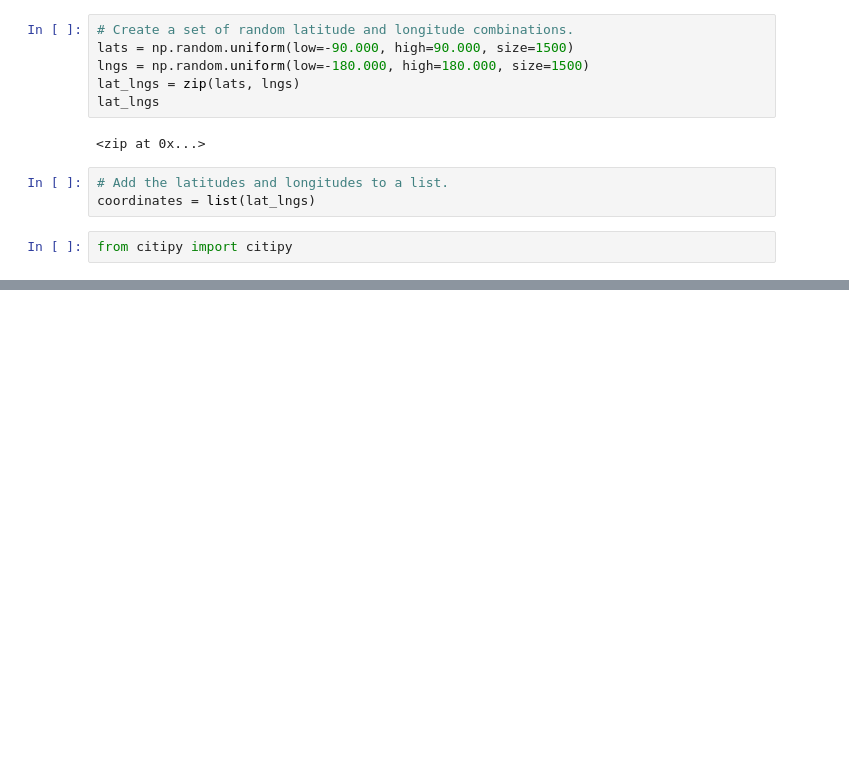
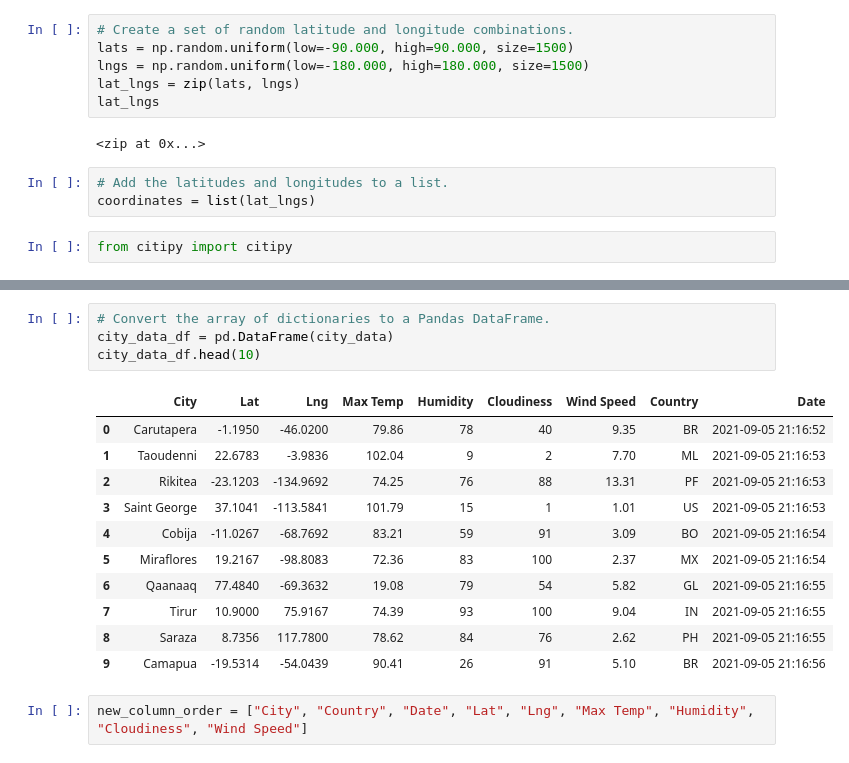
Before and after one commit to squiresstewart/World_Weather_Analysis, a Jupyter notebook: WeatherPy.ipynb, the cells around one changed output, grey strips where cells are left out. Drawn from its saved outputs; the diff is of its cells as text; blank space fills up the shorter version.

```diff
--- a/WeatherPy.ipynb
+++ b/WeatherPy.ipynb
@@ -32,0 +124,18 @@ len(cities)
+# %%
+# Convert the array of dictionaries to a Pandas DataFrame.
+city_data_df = pd.DataFrame(city_data)
+city_data_df.head(10)
+# %% [output]
+|  | City | Lat | Lng | Max Temp | Humidity | Cloudiness | Wind Speed | Country | Date |
+| 0 | Carutapera | -1.1950 | -46.0200 | 79.86 | 78 | 40 | 9.35 | BR | 2021-09-05 21:16:52 |
+| 1 | Taoudenni | 22.6783 | -3.9836 | 102.04 | 9 | 2 | 7.70 | ML | 2021-09-05 21:16:53 |
+| 2 | Rikitea | -23.1203 | -134.9692 | 74.25 | 76 | 88 | 13.31 | PF | 2021-09-05 21:16:53 |
+| 3 | Saint George | 37.1041 | -113.5841 | 101.79 | 15 | 1 | 1.01 | US | 2021-09-05 21:16:53 |
+| 4 | Cobija | -11.0267 | -68.7692 | 83.21 | 59 | 91 | 3.09 | BO | 2021-09-05 21:16:54 |
+| 5 | Miraflores | 19.2167 | -98.8083 | 72.36 | 83 | 100 | 2.37 | MX | 2021-09-05 21:16:54 |
+| 6 | Qaanaaq | 77.4840 | -69.3632 | 19.08 | 79 | 54 | 5.82 | GL | 2021-09-05 21:16:55 |
+| 7 | Tirur | 10.9000 | 75.9167 | 74.39 | 93 | 100 | 9.04 | IN | 2021-09-05 21:16:55 |
+| 8 | Saraza | 8.7356 | 117.7800 | 78.62 | 84 | 76 | 2.62 | PH | 2021-09-05 21:16:55 |
+| 9 | Camapua | -19.5314 | -54.0439 | 90.41 | 26 | 91 | 5.10 | BR | 2021-09-05 21:16:56 |
+# %%
+new_column_order = ["City", "Country", "Date", "Lat", "Lng", "Max Temp", "Humidity", "Cloudiness", "Wind Speed"]
```
Also changed, not shown: parts of 7 cells of this notebook, 3 other files.
